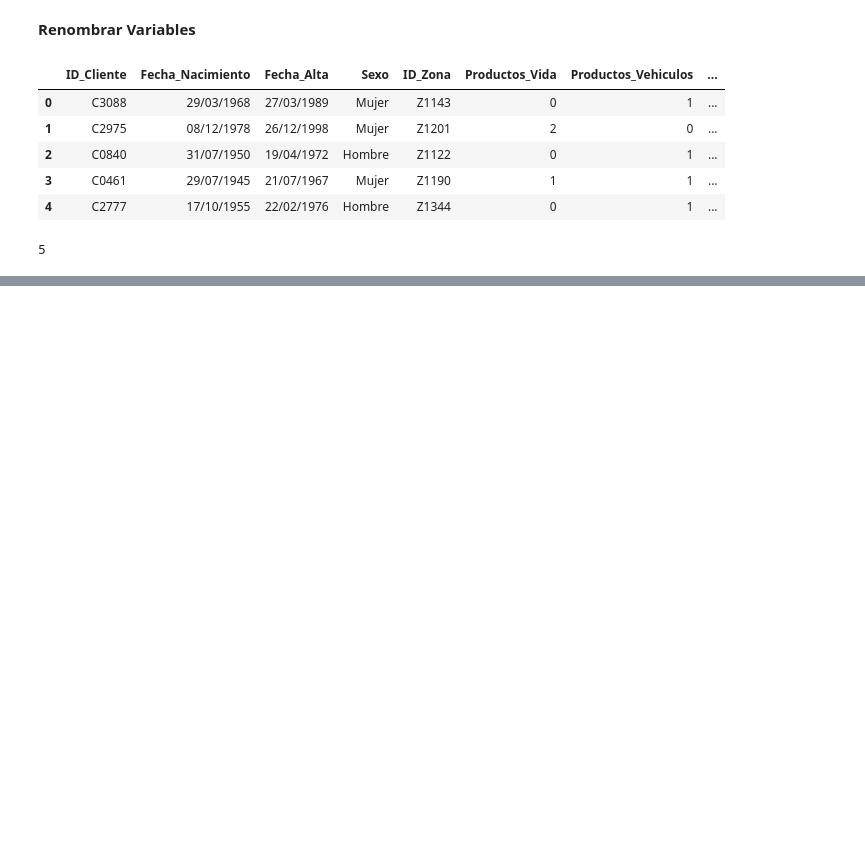
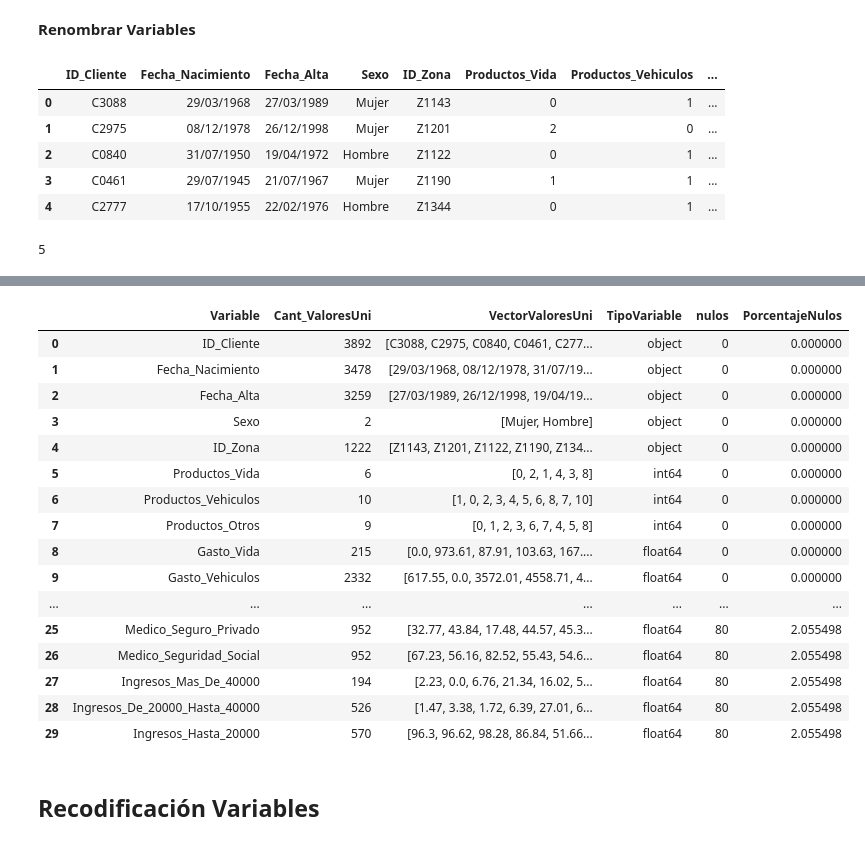
Before and after one commit to Oscar19922017/ProyectoPropensionCompra, a Jupyter notebook: EDA_PropensionCompra.ipynb, the cells around one changed output, grey strips where cells are left out. Saved outputs shown, nothing was run; the diff lists cells and outputs as text; code cells hidden in the pictures; blank space fills up the shorter version.

```diff
--- a/EDA_PropensionCompra.ipynb
+++ b/EDA_PropensionCompra.ipynb
@@ -223,0 +233,6 @@ HomologarCompra(True)
+# %%
+## No es recomendado, para Big data, se recomienda usar funciones vectoriales, como las apply
+ListaResultado=[]
+for i in range(0,len(df_completa)):
+    Resultado=HomologarCompra(df_completa["CompraSeguro"][i])
+    ListaResultado.append(Resultado)
@@ -223,0 +245,2 @@ HomologarCompra(True)
+# %%
+df_completa["CompraSeguro"]=ListaResultado
@@ -223,0 +301,41 @@ HomologarCompra(True)
+# %%
+def Mapeo(df_completa):
+    Variables=df_completa.columns.tolist()
+    CantidadValoresUnicos=[]
+    VectorValoresUnicos=[]
+    Tipo_Variable=[]
+    nulos=[]
+    for i in range(0,len(Variables)):
+        CantidadValoresUnicos.append(df_completa[Variables[i]].nunique())
+        VectorValoresUnicos.append(df_completa[Variables[i]].unique())
+        Tipo_Variable.append(df_completa[Variables[i]].dtype)
+        nulos.append(df_completa[Variables[i]].isnull().sum())
+    Tabla=pd.DataFrame({"Variable":Variables,"Cant_ValoresUni":CantidadValoresUnicos,
+                        "VectorValoresUni":VectorValoresUnicos,
+                        "TipoVariable":Tipo_Variable,"nulos":nulos})
+    Tabla["PorcentajeNulos"]=(Tabla["nulos"]/len(df_completa))*100
+    return Tabla
+# %%
+Diagnostico1=Mapeo(df_completa)
+# %%
+Diagnostico1
+# %% [output]
+|  | Variable | Cant_ValoresUni | VectorValoresUni | TipoVariable | nulos | PorcentajeNulos |
+| 0 | ID_Cliente | 3892 | [C3088, C2975, C0840, C0461, C277... | object | 0 | 0.000000 |
+| 1 | Fecha_Nacimiento | 3478 | [29/03/1968, 08/12/1978, 31/07/19... | object | 0 | 0.000000 |
+| 2 | Fecha_Alta | 3259 | [27/03/1989, 26/12/1998, 19/04/19... | object | 0 | 0.000000 |
+| 3 | Sexo | 2 | [Mujer, Hombre] | object | 0 | 0.000000 |
+| 4 | ID_Zona | 1222 | [Z1143, Z1201, Z1122, Z1190, Z134... | object | 0 | 0.000000 |
+| 5 | Productos_Vida | 6 | [0, 2, 1, 4, 3, 8] | int64 | 0 | 0.000000 |
+| 6 | Productos_Vehiculos | 10 | [1, 0, 2, 3, 4, 5, 6, 8, 7, 10] | int64 | 0 | 0.000000 |
+| 7 | Productos_Otros | 9 | [0, 1, 2, 3, 6, 7, 4, 5, 8] | int64 | 0 | 0.000000 |
+| 8 | Gasto_Vida | 215 | [0.0, 973.61, 87.91, 103.63, 167.... | float64 | 0 | 0.000000 |
+| 9 | Gasto_Vehiculos | 2332 | [617.55, 0.0, 3572.01, 4558.71, 4... | float64 | 0 | 0.000000 |
+| ... | ... | ... | ... | ... | ... | ... |
+| 25 | Medico_Seguro_Privado | 952 | [32.77, 43.84, 17.48, 44.57, 45.3... | float64 | 80 | 2.055498 |
+| 26 | Medico_Seguridad_Social | 952 | [67.23, 56.16, 82.52, 55.43, 54.6... | float64 | 80 | 2.055498 |
+| 27 | Ingresos_Mas_De_40000 | 194 | [2.23, 0.0, 6.76, 21.34, 16.02, 5... | float64 | 80 | 2.055498 |
+| 28 | Ingresos_De_20000_Hasta_40000 | 526 | [1.47, 3.38, 1.72, 6.39, 27.01, 6... | float64 | 80 | 2.055498 |
+| 29 | Ingresos_Hasta_20000 | 570 | [96.3, 96.62, 98.28, 86.84, 51.66... | float64 | 80 | 2.055498 |
+# %% [markdown]
+## **Recodificación Variables**
```
Also changed, not shown: parts of 29 cells of this notebook.
